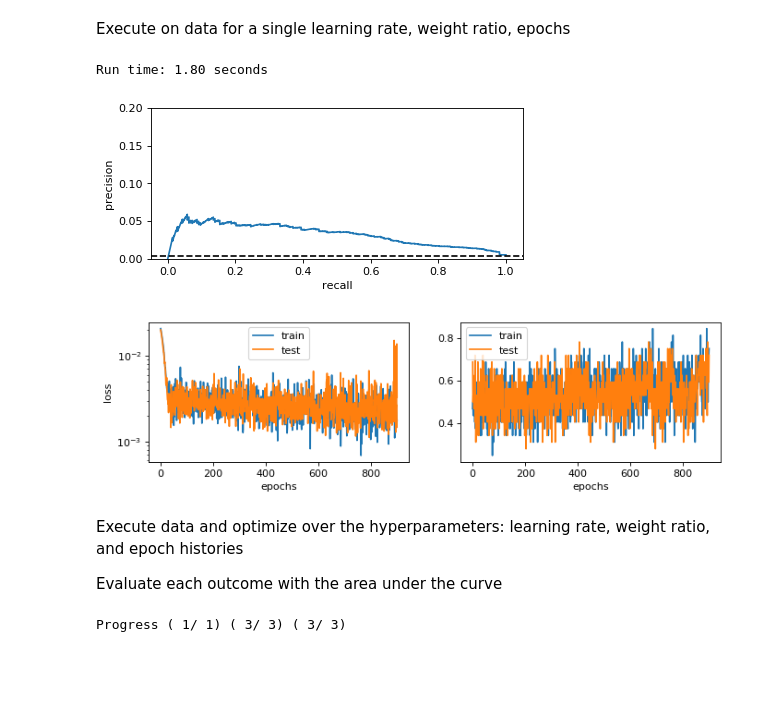
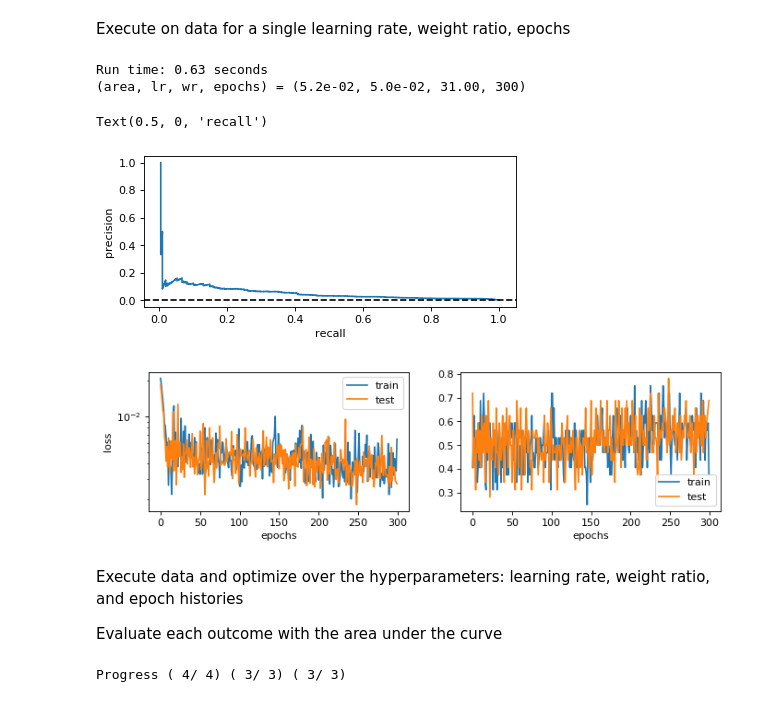
Before and after one commit to halstonblim/ml_exoplanet_vetter, a Jupyter notebook: CNN/exoplanet/cnn.ipynb, the cells around one changed output. Drawn from its saved outputs; the diff is of its cells as text; code cells hidden in the pictures; blank space fills up the shorter version.

```diff
--- a/CNN/exoplanet/cnn.ipynb
+++ b/CNN/exoplanet/cnn.ipynb
@@ -211,7 +211,7 @@ from sklearn.model_selection import StratifiedKFold
 
 def split_data(X,y,n_fold):
 
-    skf = StratifiedKFold(n_splits=5,shuffle=True)
+    skf = StratifiedKFold(n_splits=5)
 
     # currently only using the first fold
     train_i, test_i = next(skf.split(X, y))
@@ -587,11 +589,7 @@ Execute on data for a single learning rate, weight ratio, epochs
 # %%
 import time
 
-ep = 900
-lr = 1e-2
-wr = 50
-
-train, test = split_data(X,y,5)
+lr, wr, ep = (5.0e-02, 31.00, 300)
 
 t0 = time.time()
 pr_curve, hist = run_pytorch(train,test,ep,model_type = 'MonoInput',lr=lr,wr=wr,verbose=0);
@@ -601,17 +599,19 @@ print("Run time: {:.2f} seconds".format(tf))
 print("(area, lr, wr, epochs) = ({:.1e}, {:.1e}, {:.2f}, {:d})".format( \
                                                 AUC(pr_curve), lr, wr, ep))
 # %% [output]
-Run time: 1.80 seconds
+Run time: 0.63 seconds
+(area, lr, wr, epochs) = (5.2e-02, 5.0e-02, 31.00, 300)
 # %%
 plt.figure(figsize=(6,2.5),dpi=80)
 
 plt.plot(pr_curve[1][:-1],pr_curve[0][:-1])
 plt.axhline(y = np.sum(y == 1) / len(y),color='k',linestyle='--')
 plt.ylabel('precision')
 plt.xlabel('recall')
-plt.ylim([0,.2]);
+# plt.ylim([0,.2]);
 # %% [output]
+Text(0.5, 0, 'recall')
-[figure, old version]
+[figure, new version]
 # %%
 fig, (ax1, ax2) = plt.subplots(figsize = (10,2.5), dpi = 80, ncols=2)
 
@@ -629,16 +629,16 @@ plt.plot(hist['epoch_val_acc'] ,label='test')
 plt.legend()
 plt.xlabel('epochs');
 # %% [output]
-[figure, old version]
+[figure, new version]
 # %% [markdown]
 Execute data and optimize over the hyperparameters: learning rate, weight ratio, and epoch histories
 
 Evaluate each outcome with the area under the curve
 # %%
 # hyper parameter ranges to test
-lrs = [3.2e-2]
-eps = [280,290,300]
-wrs = np.arange(20,35,5)
+lrs = [.04,.05,.06,.07]
+eps = [280,300,320]
+wrs = [23,27,31]
 
 prs = []
 areas = []
@@ -675,7 +675,7 @@ for i, lr in enumerate(lrs):
     prs.append(temp1_prs)
     hists.append(temp1_hists)
 # %% [output]
-Progress ( 1/ 1) ( 3/ 3) ( 3/ 3)
+Progress ( 4/ 4) ( 3/ 3) ( 3/ 3)
 # %%
 areas = np.array(areas)
 
```
Also changed, not shown: parts of 4 cells of this notebook.
